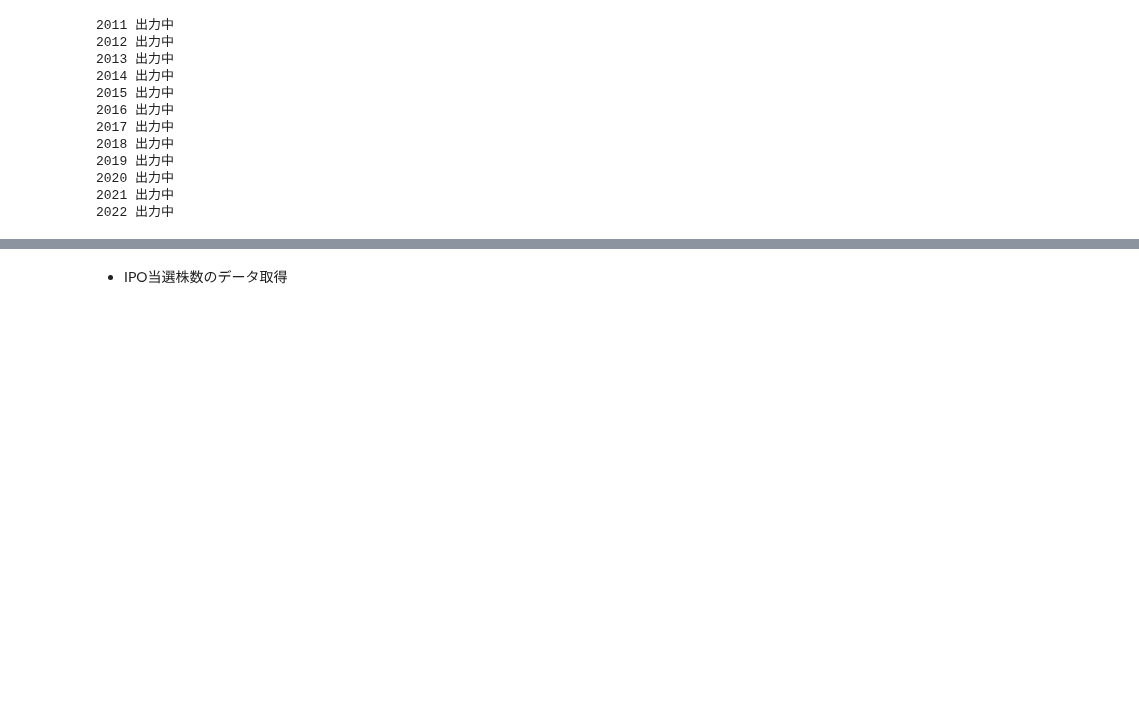
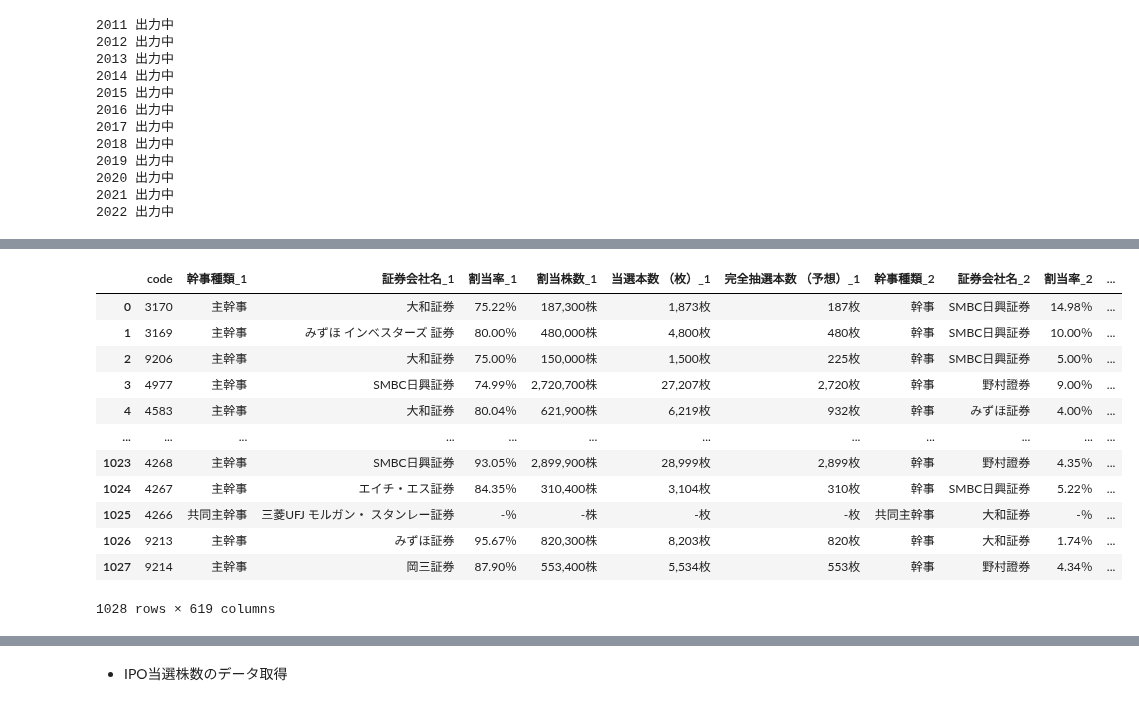
Before and after one commit to ryota1215/stock_tools, a Jupyter notebook: notebook/scraping_ipo.ipynb, the cells around one changed output, grey strips where cells are left out. Cells and saved outputs as stored; diff of their text form; code cells hidden in the pictures; blank space fills up the shorter version.

Commit message:
feat #28 IPO銘柄データをスクレイピング
outputする４つのｄｆ再度作成

```diff
--- a/notebook/scraping_ipo.ipynb
+++ b/notebook/scraping_ipo.ipynb
@@ -105,6 +105,7 @@ for year in get_year:
 #codeカラム作成
 df_scraping_companies_code = df_scraping_companies["企業名"].str.extract(r'([0-9]{4})').fillna(0).astype(int)
 df_scraping_companies["code"] = df_scraping_companies["銘柄 コード"].fillna(df_scraping_companies_code[0])
+df_scraping_companies["code"] = df_scraping_companies["code"].astype(int)
 # %% [output]
 2011 出力中
 2012 出力中
@@ -448,7 +471,7 @@ def make_company_info_2(url):
     return df_table_all
 df_scraping_table_all = pd.DataFrame()
 url_list = df_scraping_url.url.values
-for url in url_list[0:10]:#ここでurl数変更
+for url in url_list[0:]:#ここでurl数変更
     df_table_all = make_company_info_2(url)
     df_scraping_table_all = pd.concat([df_scraping_table_all,df_table_all],axis=0,ignore_index=True)
 print(df_scraping_table_all)
@@ -461,4 +499,0 @@ print(df_scraping_table_all)
-# %%
-df_scraping_companies.rename(columns={'銘柄 コード': 'code'}, inplace=True)
-df_scraping_companies["code"] = df_scraping_companies["code"].astype(float)
-df_scraping_companies.dtypes
@@ -488,3 +504,3 @@ df_scraping_eva_tab["code"].values[0:100]
 # %%
-df_scraping_all = pd.merge(df_scraping_eva_tab, df_scraping_companies, on="code", how="inner")
+df_scraping_all = pd.merge(df_scraping_eva_tab, df_scraping_companies, on="code", how="inner", suffixes=("","_comp"))
 df_scraping_all
@@ -515,0 +597,18 @@ df_assessments
+# %%
+# 幹事証券リスト（管理人独自予想あり）output3/4
+df_underwriters = df_scraping_all.filter(regex="code|幹事種類_|証券会社名_|割当率_|割当株数_|当選本数 （枚）_|完全抽選本数 （予想）_")
+df_underwriters
+# %% [output]
+|  | code | 幹事種類_1 | 証券会社名_1 | 割当率_1 | 割当株数_1 | 当選本数 （枚）_1 | 完全抽選本数 （予想）_1 | 幹事種類_2 | 証券会社名_2 | 割当率_2 | ... |
+| 0 | 3170 | 主幹事 | 大和証券 | 75.22％ | 187,300株 | 1,873枚 | 187枚 | 幹事 | SMBC日興証券 | 14.98％ | ... |
+| 1 | 3169 | 主幹事 | みずほ インベスターズ 証券 | 80.00％ | 480,000株 | 4,800枚 | 480枚 | 幹事 | SMBC日興証券 | 10.00％ | ... |
+| 2 | 9206 | 主幹事 | 大和証券 | 75.00％ | 150,000株 | 1,500枚 | 225枚 | 幹事 | SMBC日興証券 | 5.00％ | ... |
+| 3 | 4977 | 主幹事 | SMBC日興証券 | 74.99％ | 2,720,700株 | 27,207枚 | 2,720枚 | 幹事 | 野村證券 | 9.00％ | ... |
+| 4 | 4583 | 主幹事 | 大和証券 | 80.04％ | 621,900株 | 6,219枚 | 932枚 | 幹事 | みずほ証券 | 4.00％ | ... |
+| ... | ... | ... | ... | ... | ... | ... | ... | ... | ... | ... | ... |
+| 1023 | 4268 | 主幹事 | SMBC日興証券 | 93.05％ | 2,899,900株 | 28,999枚 | 2,899枚 | 幹事 | 野村證券 | 4.35％ | ... |
+| 1024 | 4267 | 主幹事 | エイチ・エス証券 | 84.35％ | 310,400株 | 3,104枚 | 310枚 | 幹事 | SMBC日興証券 | 5.22％ | ... |
+| 1025 | 4266 | 共同主幹事 | 三菱UFJ モルガン・ スタンレー証券 | -％ | -株 | -枚 | -枚 | 共同主幹事 | 大和証券 | -％ | ... |
+| 1026 | 9213 | 主幹事 | みずほ証券 | 95.67％ | 820,300株 | 8,203枚 | 820枚 | 幹事 | 大和証券 | 1.74％ | ... |
+| 1027 | 9214 | 主幹事 | 岡三証券 | 87.90％ | 553,400株 | 5,534枚 | 553枚 | 幹事 | 野村證券 | 4.34％ | ... |
+1028 rows × 619 columns
```
Also changed, not shown: parts of 45 cells of this notebook.
